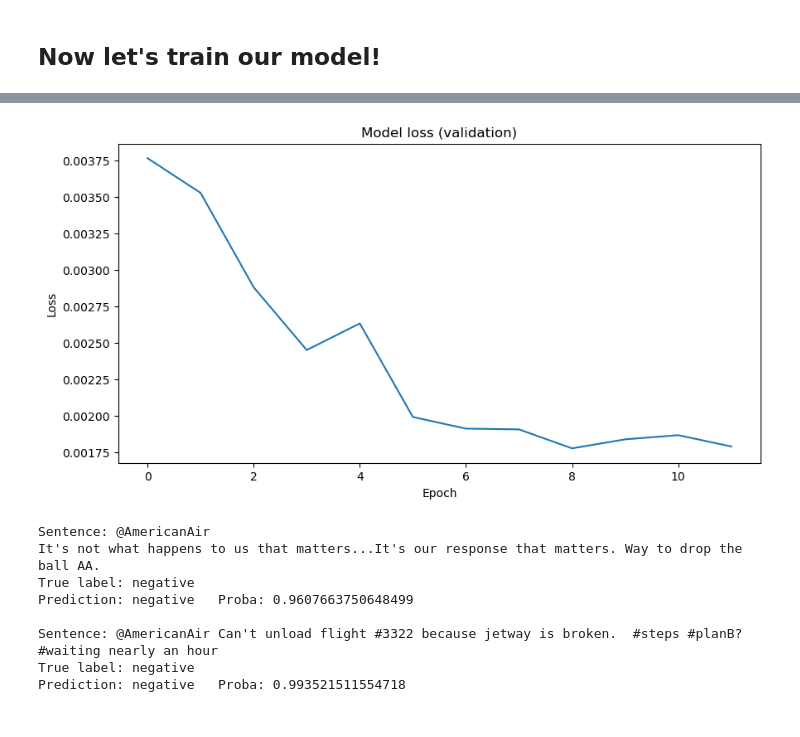
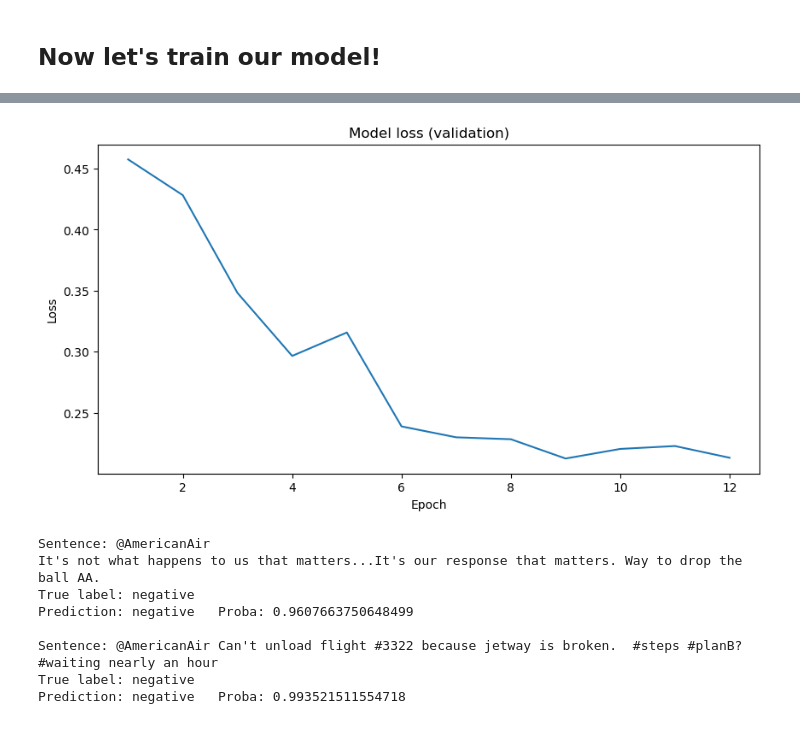
Before and after one commit to brunoconterato/udemy-lazyp-transformers-nlp, a Jupyter notebook: Transformers and Attention (Advanced)/Transformers and Attention Bruno Try.ipynb, the cells around one changed output, grey strips where cells are left out. Drawn from its saved outputs; the diff is of its cells as text; code cells hidden in the pictures.

Commit message:
fix: epochs and loss prints and epochs plotting

```diff
--- a/Transformers and Attention (Advanced)/Transformers and Attention Bruno Try.ipynb
+++ b/Transformers and Attention (Advanced)/Transformers and Attention Bruno Try.ipynb
@@ -751,25 +751,26 @@ def evaluate(model, eval_loader, criterion, verbose=False, type_loss="validation
                 target.to(device),
                 mask.to(device),
             )
+            batch_size = inputs_.shape[0]
             # if USE_CAUSAL_MASK:
             output = model(inputs_, mask)
             # else:
             #     output = model(inputs_)
 
             if type(criterion) == torch.nn.modules.loss.NLLLoss:
-                loss += criterion(output, target.argmax(dim=-1)).item()
+                loss += criterion(output, target.argmax(dim=-1)).item() * batch_size
             else:
-                loss += criterion(output, target).item()
+                loss += criterion(output, target).item() * batch_size
             pred = output.argmax(dim=1, keepdim=True)
             target_ = target.argmax(dim=1, keepdim=True)
             correct += pred.eq(target_).sum().item()
-            total += target.size(0)
+            total += batch_size
 
-    loss /= len(eval_loader.dataset)
+    loss /= total
     accuracy = 100.0 * correct / total
     verbose and print(
-        "\nAverage loss ({}): {:.6f}, Accuracy: {}/{} ({:.2f}%)\n".format(
-            type_loss,
+        "\n{} results:\taverage loss: {:.6f}\tAccuracy: {}/{} ({:.2f}%)".format(
+            type_loss[0].upper() + type_loss[1:],
             loss,
             correct,
             total,
@@ -789,6 +790,7 @@ def train(model, train_loader, optimizer, criterion, epoch):
             target.to(device),
             mask.to(device),
         )
+        batch_size = input_.shape[0]
         optimizer.zero_grad()
         # if USE_CAUSAL_MASK:
         output = model(input_, mask)
@@ -798,8 +800,8 @@ def train(model, train_loader, optimizer, criterion, epoch):
             loss = criterion(output, target.argmax(dim=-1))
         else:
             loss = criterion(output, target)
-        total_loss += loss.item()
-        avg_loss = total_loss / (batch_idx + 1) / len(input_)
+        total_loss += loss.item() * batch_size
+        avg_loss = total_loss / (batch_idx + 1) / batch_size
         loss.backward()
         optimizer.step()
 
@@ -868,7 +870,7 @@ valid_losses = []
 
 def plotLosses(losses, loss_type="validation"):
     plt.figure(figsize=(10, 5))
-    plt.plot(losses)
+    plt.plot(range(1, len(losses) + 1), losses)
     plt.title(f"Model loss ({loss_type})")
     plt.ylabel("Loss")
     plt.xlabel("Epoch")
@@ -878,6 +880,7 @@ def plotLosses(losses, loss_type="validation"):
 if TRAIN_MODEL:
     valid_losses = []
     for epoch in range(1, EPOCHS + 1):
+        print(f"Epoch: {epoch}")
         train(model, train_loader, optimizer, criterion, epoch)
         valid_loss = evaluate(
             model, valid_loader, criterion, verbose=True, type_loss="validation"
@@ -886,7 +889,8 @@ if TRAIN_MODEL:
         if valid_loss < best_loss:
             best_loss = valid_loss
             torch.save(model.state_dict(), "model.pth")
-        print(f"Epoch: {epoch}\tloss (validation): {valid_loss}")
+            print("Best loss so far! Model saved.")
+        print("\n\n")
 
 
 # If model is saved, load it
@@ -918,4 +922,4 @@ Average loss (test): 0.001499, Accuracy: 786/844 (93.13%)
-[figure, old version]
+[figure, new version]
 # %%
 # Let's print the predictions of the model
 model.eval()
```
Also changed, not shown: parts of 2 cells of this notebook.
